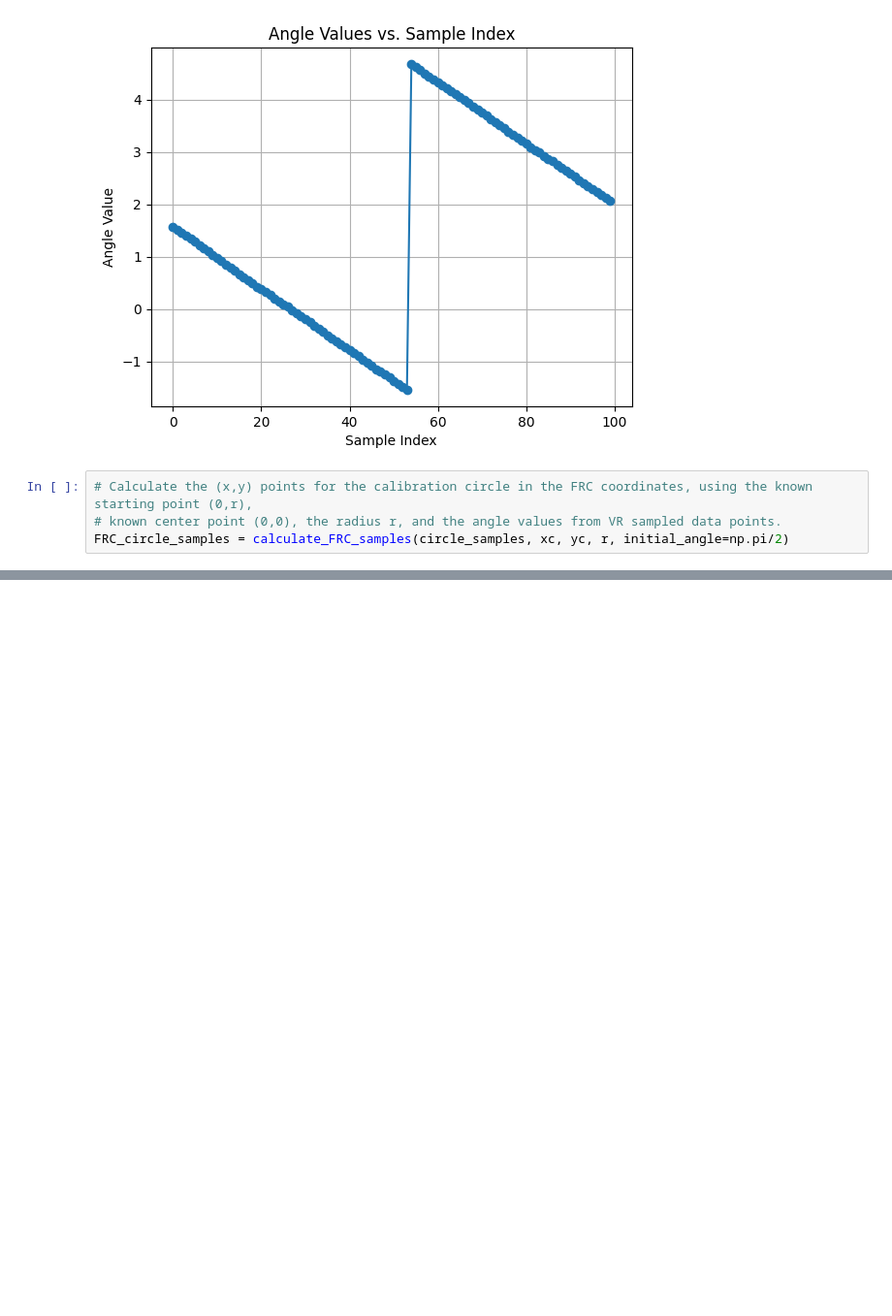
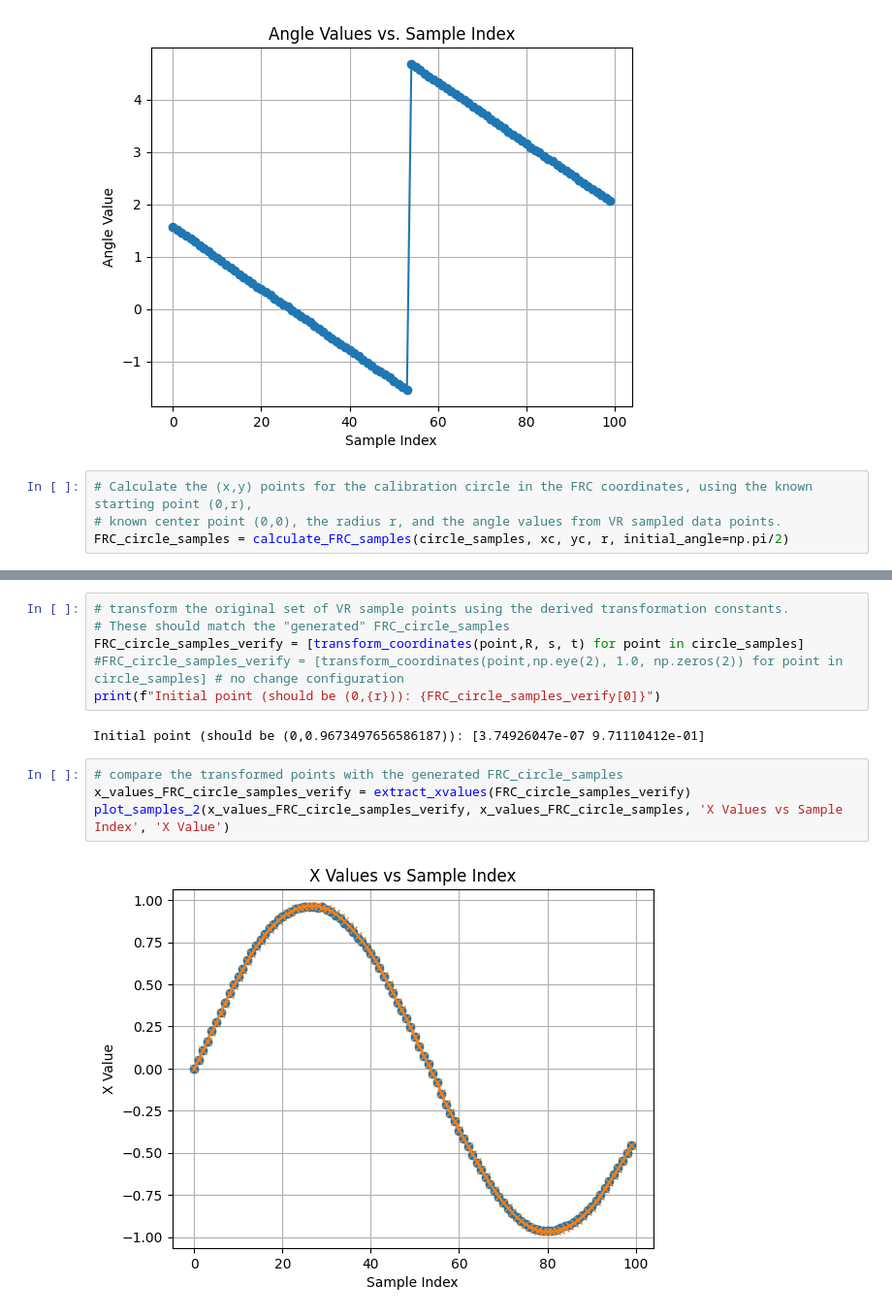
Before and after one commit to Team488/VR_NetworkTables2024, a Jupyter notebook: fieldCalibrateDebug.ipynb, the cells around one changed output, grey strips where cells are left out. Shown at 97% size. Cells and saved outputs as stored; diff of their text form; blank space fills up the shorter version.

```diff
--- a/fieldCalibrateDebug.ipynb
+++ b/fieldCalibrateDebug.ipynb
@@ -77,0 +79,14 @@ Translation vector: [-0.65829295 -0.08731212]
+# %%
+# transform the original set of VR sample points using the derived transformation constants.
+# These should match the "generated" FRC_circle_samples
+FRC_circle_samples_verify = [transform_coordinates(point,R, s, t) for point in circle_samples]
+#FRC_circle_samples_verify = [transform_coordinates(point,np.eye(2), 1.0, np.zeros(2)) for point in circle_samples] # no change configuration
+print(f"Initial point (should be (0,{r})): {FRC_circle_samples_verify[0]}")
+# %% [output]
+Initial point (should be (0,0.9673497656586187)): [3.74926047e-07 9.71110412e-01]
+# %%
+# compare the transformed points with the generated FRC_circle_samples
+x_values_FRC_circle_samples_verify = extract_xvalues(FRC_circle_samples_verify)
+plot_samples_2(x_values_FRC_circle_samples_verify, x_values_FRC_circle_samples, 'X Values vs Sample Index', 'X Value')
+# %% [output]
+[figure, added]
```
Also changed, not shown: parts of 14 cells of this notebook, 1 other file.
